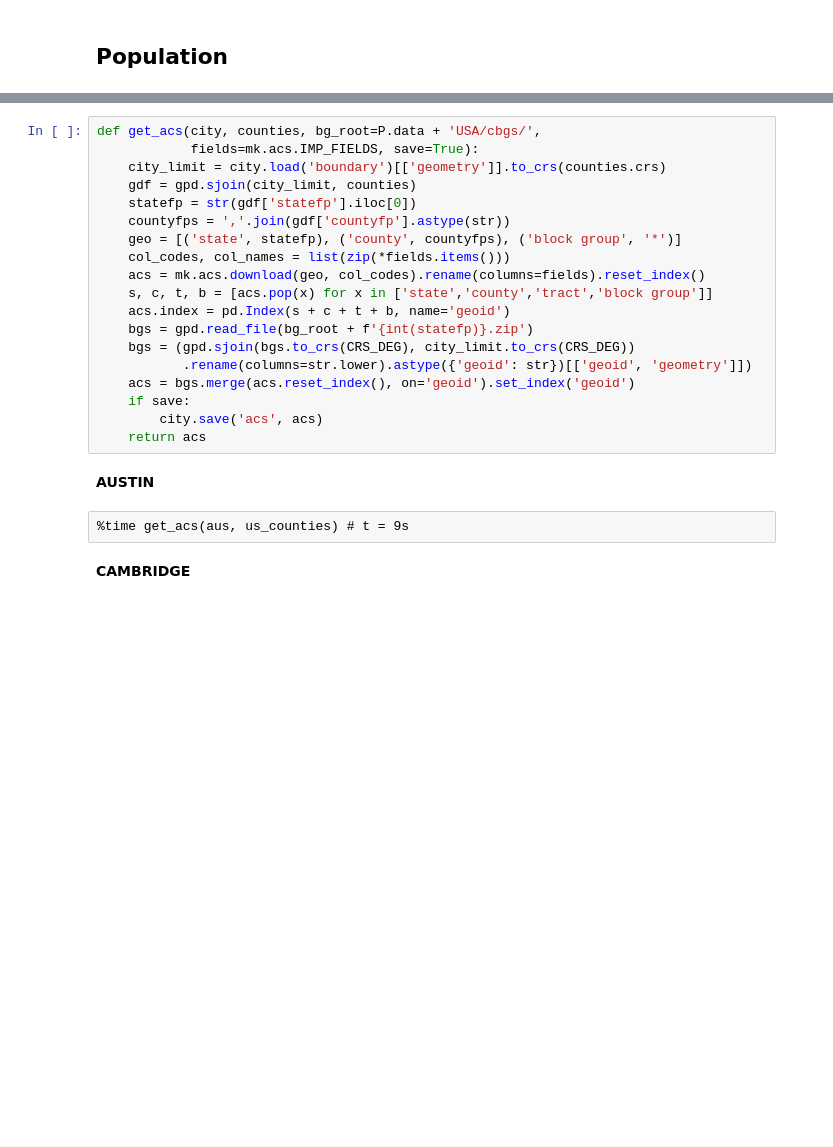
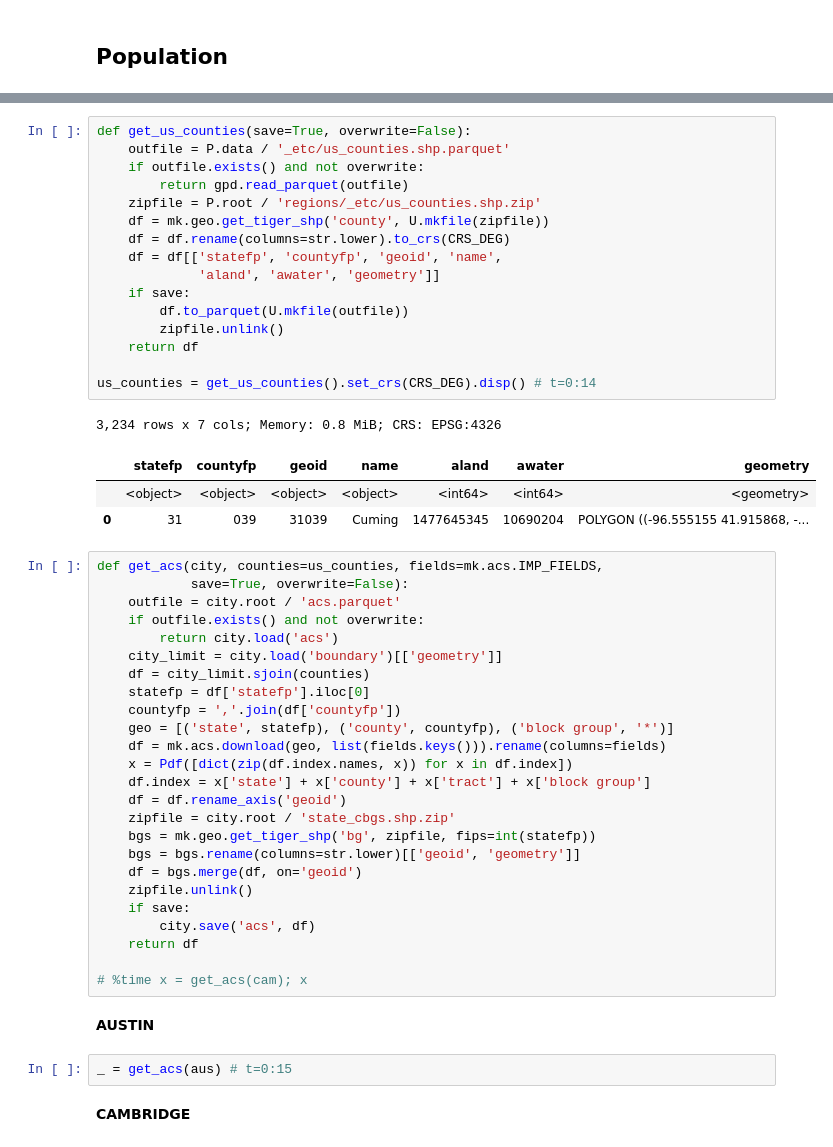
Before and after one commit to rvanxer/pednet_design, a Jupyter notebook: code/2_Generate_demand.ipynb, the cells around one changed output, grey strips where cells are left out. Drawn from its saved outputs; the diff is of its cells as text; blank space fills up the shorter version.

```diff
--- a/code/2_Generate_demand.ipynb
+++ b/code/2_Generate_demand.ipynb
@@ -179,25 +178,52 @@ Wall time: 4.79 s
+# %%
+def get_us_counties(save=True, overwrite=False):
+    outfile = P.data / '_etc/us_counties.shp.parquet'
+    if outfile.exists() and not overwrite:
+        return gpd.read_parquet(outfile)
+    zipfile = P.root / 'regions/_etc/us_counties.shp.zip'
+    df = mk.geo.get_tiger_shp('county', U.mkfile(zipfile))
+    df = df.rename(columns=str.lower).to_crs(CRS_DEG)
+    df = df[['statefp', 'countyfp', 'geoid', 'name',
+             'aland', 'awater', 'geometry']]
+    if save:
+        df.to_parquet(U.mkfile(outfile))
+        zipfile.unlink()
+    return df
+
+us_counties = get_us_counties().set_crs(CRS_DEG).disp() # t=0:14
+# %% [output]
+3,234 rows x 7 cols; Memory: 0.8 MiB; CRS: EPSG:4326
+|  | statefp | countyfp | geoid | name | aland | awater | geometry |
+|  | <object> | <object> | <object> | <object> | <int64> | <int64> | <geometry> |
+| 0 | 31 | 039 | 31039 | Cuming | 1477645345 | 10690204 | POLYGON ((-96.555155 41.915868, -... |
 # %%
-def get_acs(city, counties, bg_root=P.data + 'USA/cbgs/',
-            fields=mk.acs.IMP_FIELDS, save=True):
-    city_limit = city.load('boundary')[['geometry']].to_crs(counties.crs)
-    gdf = gpd.sjoin(city_limit, counties)
-    statefp = str(gdf['statefp'].iloc[0])
-    countyfps = ','.join(gdf['countyfp'].astype(str))
-    geo = [('state', statefp), ('county', countyfps), ('block group', '*')]
-    col_codes, col_names = list(zip(*fields.items()))
-    acs = mk.acs.download(geo, col_codes).rename(columns=fields).reset_index()
-    s, c, t, b = [acs.pop(x) for x in ['state','county','tract','block group']]
-    acs.index = pd.Index(s + c + t + b, name='geoid')
-    bgs = gpd.read_file(bg_root + f'{int(statefp)}.zip')
-    bgs = (gpd.sjoin(bgs.to_crs(CRS_DEG), city_limit.to_crs(CRS_DEG))
-           .rename(columns=str.lower).astype({'geoid': str})[['geoid', 'geometry']])
-    acs = bgs.merge(acs.reset_index(), on='geoid').set_index('geoid')
+def get_acs(city, counties=us_counties, fields=mk.acs.IMP_FIELDS,
+            save=True, overwrite=False):
+    outfile = city.root / 'acs.parquet'
+    if outfile.exists() and not overwrite:
+        return city.load('acs')
+    city_limit = city.load('boundary')[['geometry']]
+    df = city_limit.sjoin(counties)
+    statefp = df['statefp'].iloc[0]
+    countyfp = ','.join(df['countyfp'])
+    geo = [('state', statefp), ('county', countyfp), ('block group', '*')]
+    df = mk.acs.download(geo, list(fields.keys())).rename(columns=fields)
+    x = Pdf([dict(zip(df.index.names, x)) for x in df.index])
+    df.index = x['state'] + x['county'] + x['tract'] + x['block group']
+    df = df.rename_axis('geoid')
+    zipfile = city.root / 'state_cbgs.shp.zip'
+    bgs = mk.geo.get_tiger_shp('bg', zipfile, fips=int(statefp))
+    bgs = bgs.rename(columns=str.lower)[['geoid', 'geometry']]
+    df = bgs.merge(df, on='geoid')
+    zipfile.unlink()
     if save:
-        city.save('acs', acs)
-    return acs
+        city.save('acs', df)
+    return df
+
+# %time x = get_acs(cam); x
 # %% [markdown]
 **AUSTIN**
-# %% [raw]
-%time get_acs(aus, us_counties) # t = 9s
+# %%
+_ = get_acs(aus) # t=0:15
 # %% [markdown]
 **CAMBRIDGE**
```
Also changed, not shown: parts of 84 cells of this notebook, 6 other files.
